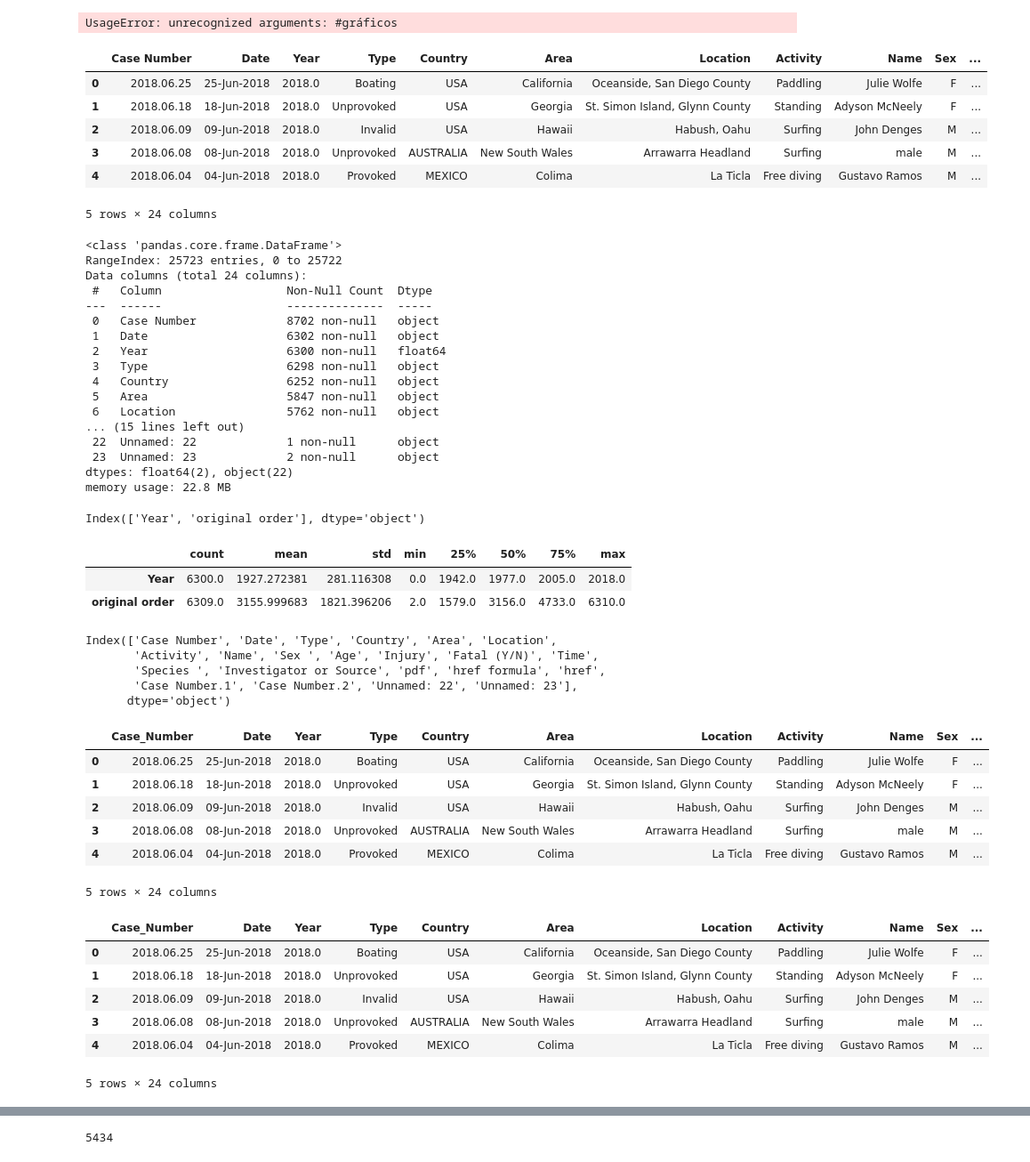
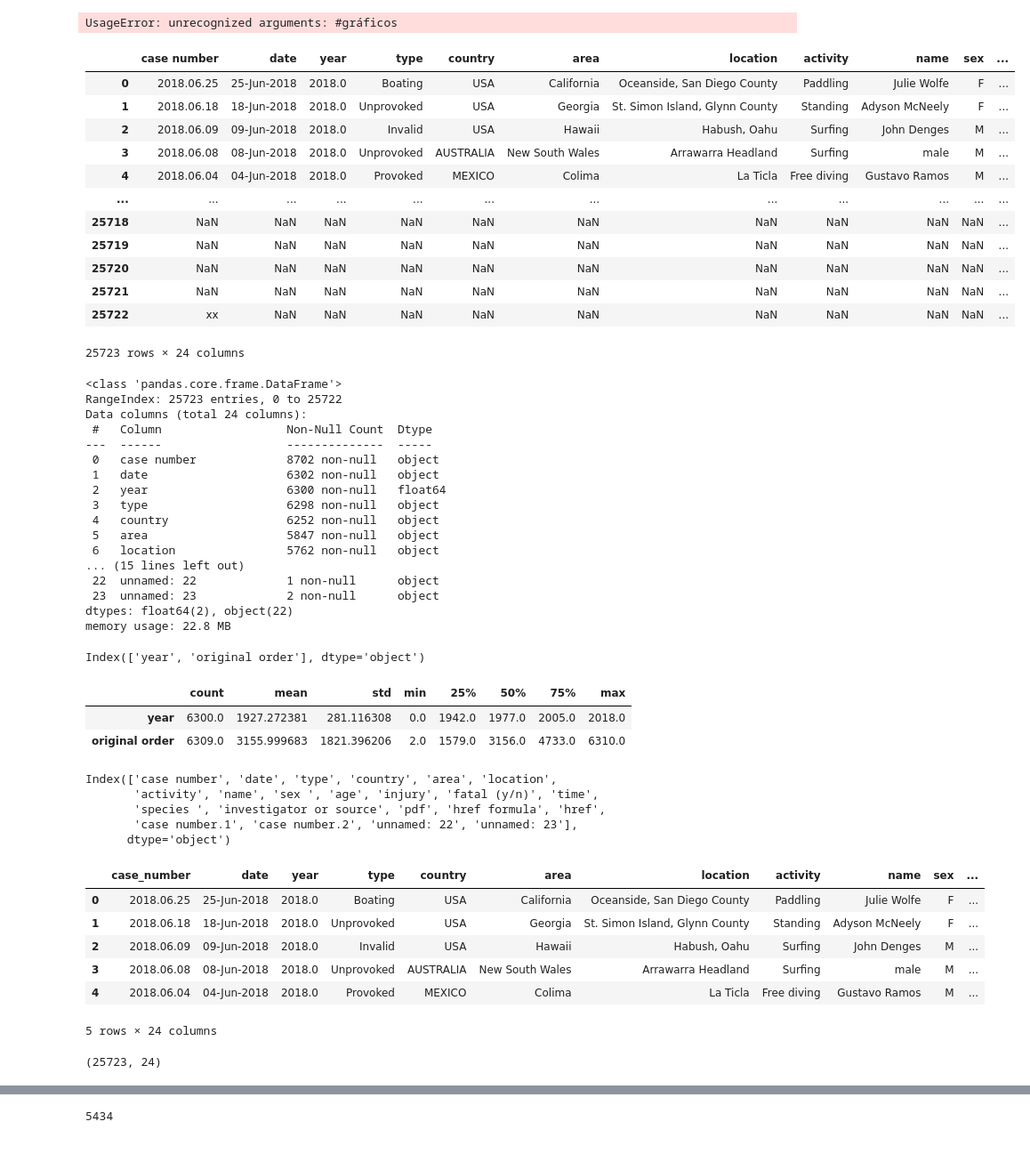
Before and after one commit to luciaahab/jaws_attack, a Jupyter notebook: Shark_attack.ipynb, the cells around one changed output, grey strips where cells are left out. Shown at 89% size. Saved outputs shown, nothing was run; the diff lists cells and outputs as text; code cells hidden in the pictures.

```diff
--- a/Shark_attack.ipynb
+++ b/Shark_attack.ipynb
@@ -10,15 +10,22 @@ import seaborn as sns
 UsageError: unrecognized arguments: #gráficos
 # %%
 df = pd.read_csv('attacks.csv', encoding='latin1')
-df.head()
+df.columns = [x.lower() for x in df.columns] #poner los nombres de las columnas en minus
+df
 # %% [output]
-|  | Case Number | Date | Year | Type | Country | Area | Location | Activity | Name | Sex | ... |
+|  | case number | date | year | type | country | area | location | activity | name | sex | ... |
 | 0 | 2018.06.25 | 25-Jun-2018 | 2018.0 | Boating | USA | California | Oceanside, San Diego County | Paddling | Julie Wolfe | F | ... |
 | 1 | 2018.06.18 | 18-Jun-2018 | 2018.0 | Unprovoked | USA | Georgia | St. Simon Island, Glynn County | Standing | Adyson McNeely | F | ... |
 | 2 | 2018.06.09 | 09-Jun-2018 | 2018.0 | Invalid | USA | Hawaii | Habush, Oahu | Surfing | John Denges | M | ... |
 | 3 | 2018.06.08 | 08-Jun-2018 | 2018.0 | Unprovoked | AUSTRALIA | New South Wales | Arrawarra Headland | Surfing | male | M | ... |
 | 4 | 2018.06.04 | 04-Jun-2018 | 2018.0 | Provoked | MEXICO | Colima | La Ticla | Free diving | Gustavo Ramos | M | ... |
+| ... | ... | ... | ... | ... | ... | ... | ... | ... | ... | ... | ... |
+| 25718 | NaN | NaN | NaN | NaN | NaN | NaN | NaN | NaN | NaN | NaN | ... |
+| 25719 | NaN | NaN | NaN | NaN | NaN | NaN | NaN | NaN | NaN | NaN | ... |
+| 25720 | NaN | NaN | NaN | NaN | NaN | NaN | NaN | NaN | NaN | NaN | ... |
+| 25721 | NaN | NaN | NaN | NaN | NaN | NaN | NaN | NaN | NaN | NaN | ... |
+| 25722 | xx | NaN | NaN | NaN | NaN | NaN | NaN | NaN | NaN | NaN | ... |
-5 rows × 24 columns
+25723 rows × 24 columns
 # %%
 df.info(memory_usage='deep') #con esto se puede ver el tipo de dato. Hay MUY POCOS numéricos, no es bueno para gráfico
 # %% [output]
@@ -27,16 +34,16 @@ RangeIndex: 25723 entries, 0 to 25722
 Data columns (total 24 columns):
  #   Column                  Non-Null Count  Dtype
 ---  ------                  --------------  -----
- 0   Case Number             8702 non-null   object
- 1   Date                    6302 non-null   object
- 2   Year                    6300 non-null   float64
- 3   Type                    6298 non-null   object
- 4   Country                 6252 non-null   object
- 5   Area                    5847 non-null   object
- 6   Location                5762 non-null   object
+ 0   case number             8702 non-null   object
+ 1   date                    6302 non-null   object
+ 2   year                    6300 non-null   float64
+ 3   type                    6298 non-null   object
+ 4   country                 6252 non-null   object
+ 5   area                    5847 non-null   object
+ 6   location                5762 non-null   object
 ... (15 lines left out)
- 22  Unnamed: 22             1 non-null      object
- 23  Unnamed: 23             2 non-null      object
+ 22  unnamed: 22             1 non-null      object
+ 23  unnamed: 23             2 non-null      object
 dtypes: float64(2), object(22)
 memory usage: 22.8 MB
 # %%
@@ -44,22 +51,22 @@ num_df=df.select_dtypes(exclude='object') #estas van a ser las columnas con valo
 
 num_df.columns
 # %% [output]
-Index(['Year', 'original order'], dtype='object')
+Index(['year', 'original order'], dtype='object')
 # %%
 num_df.describe().T
 # %% [output]
 |  | count | mean | std | min | 25% | 50% | 75% | max |
-| Year | 6300.0 | 1927.272381 | 281.116308 | 0.0 | 1942.0 | 1977.0 | 2005.0 | 2018.0 |
+| year | 6300.0 | 1927.272381 | 281.116308 | 0.0 | 1942.0 | 1977.0 | 2005.0 | 2018.0 |
 | original order | 6309.0 | 3155.999683 | 1821.396206 | 2.0 | 1579.0 | 3156.0 | 4733.0 | 6310.0 |
 # %%
 cat_df=df.select_dtypes(include='object') #Estas son las columnas con valores categóricos o NO numéricos
                 #href formula significa
 cat_df.columns #voy a cambiar el tipo de dato a las columnas de: case number, date, age, time, case number.1 y case number.2
 # %% [output]
-Index(['Case Number', 'Date', 'Type', 'Country', 'Area', 'Location',
-       'Activity', 'Name', 'Sex ', 'Age', 'Injury', 'Fatal (Y/N)', 'Time',
-       'Species ', 'Investigator or Source', 'pdf', 'href formula', 'href',
-       'Case Number.1', 'Case Number.2', 'Unnamed: 22', 'Unnamed: 23'],
+Index(['case number', 'date', 'type', 'country', 'area', 'location',
+       'activity', 'name', 'sex ', 'age', 'injury', 'fatal (y/n)', 'time',
+       'species ', 'investigator or source', 'pdf', 'href formula', 'href',
+       'case number.1', 'case number.2', 'unnamed: 22', 'unnamed: 23'],
       dtype='object')
 # %%
 #case number.1 y case number.2 son duplicados de case number
@@ -69,10 +76,10 @@ Index(['Case Number', 'Date', 'Type', 'Country', 'Area', 'Location',
 #Comprobar que todas las columnas tengan, cada una, el mismo tipo de valor
 # %%
 #cambiar nombre de columnas
-df.rename(columns={'Case Number':'Case_Number', 'Fatal (Y/N)': 'Fatal_Y/N', 'Investigator or Source': 'Investigator_Source', 'href formula': 'href_formula','Case Number.1':'Case_n1' , 'Case Number.2': 'Case_n2','original order':'original_order', 'Unnamed: 22':'Unnamed_22', 'Unnamed: 23':'Unnamed_23'}, inplace=True)
-df.head()
+df.rename(columns={'case number':'case_number', 'fatal (y/n)': 'fatal_yn', 'investigator or source': 'investigator_source', 'href formula': 'href_formula','case number.1':'case_n1' , 'case number.2': 'case_n2','original order':'original_order', 'unnamed: 22':'unnamed_2', 'unnamed: 23':'Unnamed_3'}, inplace=True)
+df.head()   #Se podría haber hecho con .replace
 # %% [output]
-|  | Case_Number | Date | Year | Type | Country | Area | Location | Activity | Name | Sex | ... |
+|  | case_number | date | year | type | country | area | location | activity | name | sex | ... |
 | 0 | 2018.06.25 | 25-Jun-2018 | 2018.0 | Boating | USA | California | Oceanside, San Diego County | Paddling | Julie Wolfe | F | ... |
 | 1 | 2018.06.18 | 18-Jun-2018 | 2018.0 | Unprovoked | USA | Georgia | St. Simon Island, Glynn County | Standing | Adyson McNeely | F | ... |
 | 2 | 2018.06.09 | 09-Jun-2018 | 2018.0 | Invalid | USA | Hawaii | Habush, Oahu | Surfing | John Denges | M | ... |
@@ -84,16 +91,11 @@ df.head()
 #reemplazar nan por 0s
 #df.Unnamed_22.replace(np.nan, value = 0.0, inplace = True)
 #df.Unnamed_23.replace(np.nan, value = 0.0, inplace = True)
-# %%
-df.head()
-# %% [output]
-|  | Case_Number | Date | Year | Type | Country | Area | Location | Activity | Name | Sex | ... |
-| 0 | 2018.06.25 | 25-Jun-2018 | 2018.0 | Boating | USA | California | Oceanside, San Diego County | Paddling | Julie Wolfe | F | ... |
-| 1 | 2018.06.18 | 18-Jun-2018 | 2018.0 | Unprovoked | USA | Georgia | St. Simon Island, Glynn County | Standing | Adyson McNeely | F | ... |
-| 2 | 2018.06.09 | 09-Jun-2018 | 2018.0 | Invalid | USA | Hawaii | Habush, Oahu | Surfing | John Denges | M | ... |
-| 3 | 2018.06.08 | 08-Jun-2018 | 2018.0 | Unprovoked | AUSTRALIA | New South Wales | Arrawarra Headland | Surfing | male | M | ... |
-| 4 | 2018.06.04 | 04-Jun-2018 | 2018.0 | Provoked | MEXICO | Colima | La Ticla | Free diving | Gustavo Ramos | M | ... |
-5 rows × 24 columns
+# %%
+df.dropna(subset=['date'])   #recortar los valores nulos de fecha
+df.shape
+# %% [output]
+(25723, 24)
 # %%
 df.info(memory_usage='deep')
 # %% [output]
```
Also changed, not shown: parts of 25 cells of this notebook.
